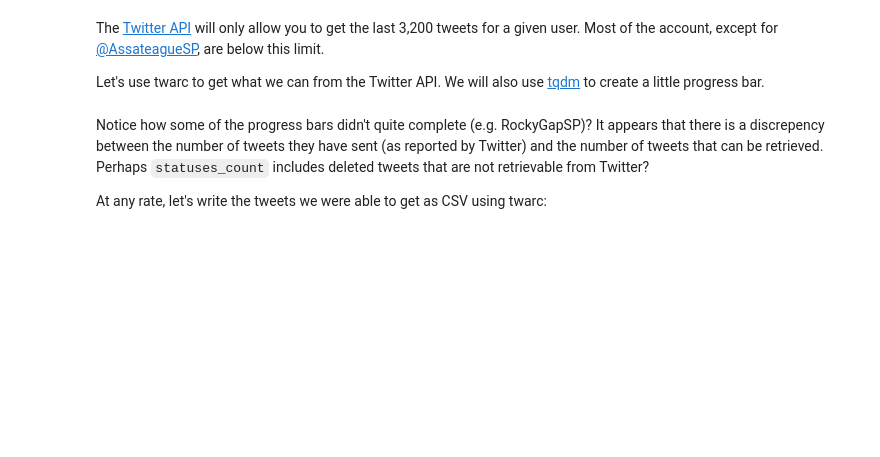
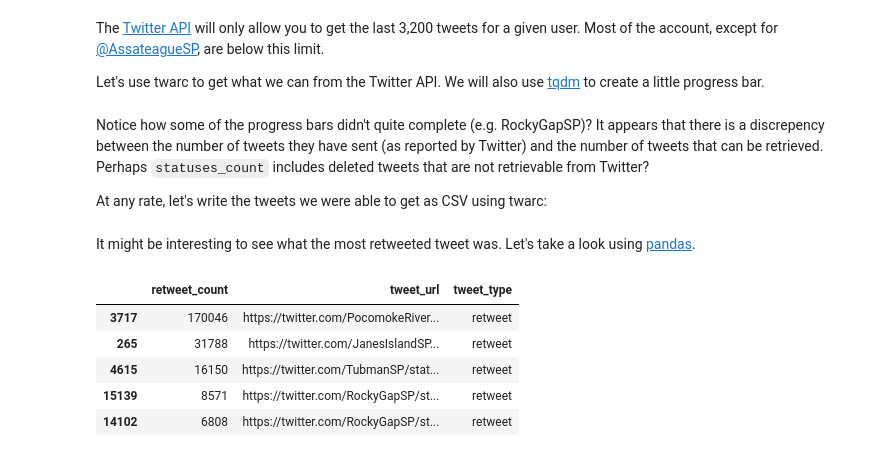
Before and after one commit to edsu/notebooks, a Jupyter notebook: MarylandStateParks.ipynb, the cells around one changed output. Cells and saved outputs as stored; diff of their text form; code cells hidden in the pictures; blank space fills up the shorter version.

Commit message:
more noodling with park data

```diff
--- a/MarylandStateParks.ipynb
+++ b/MarylandStateParks.ipynb
@@ -139,3 +139,26 @@ with open('data/md-state-parks.csv', 'w') as fh:
     writer.writerow(get_headings())
     for tweet in tweets:
         writer.writerow(get_row(tweet))
+# %% [markdown]
+It might be interesting to see what the most retweeted tweet was. Let's take a look using [pandas](https://pandas.pydata.org/).
+# %%
+import pandas
+
+# this will allow our dataframe columns to not be truncated
+pandas.set_option('display.max_colwidth', 80)
+
+# read in the csv
+df = pandas.read_csv('data/md-state-parks.csv', parse_dates=['created_at'])
+
+# sort the dataframe by retweet count
+df = df.sort_values('retweet_count', ascending=False)
+
+# show the top 5
+df[0:5][['retweet_count', 'tweet_url', 'tweet_type']]
+# %% [output]
+|  | retweet_count | tweet_url | tweet_type |
+| 3717 | 170046 | https://twitter.com/PocomokeRiver... | retweet |
+| 265 | 31788 | https://twitter.com/JanesIslandSP... | retweet |
+| 4615 | 16150 | https://twitter.com/TubmanSP/stat... | retweet |
+| 15139 | 8571 | https://twitter.com/RockyGapSP/st... | retweet |
+| 14102 | 6808 | https://twitter.com/RockyGapSP/st... | retweet |
```
Also changed, not shown: parts of 9 cells of this notebook, 2 other files.
